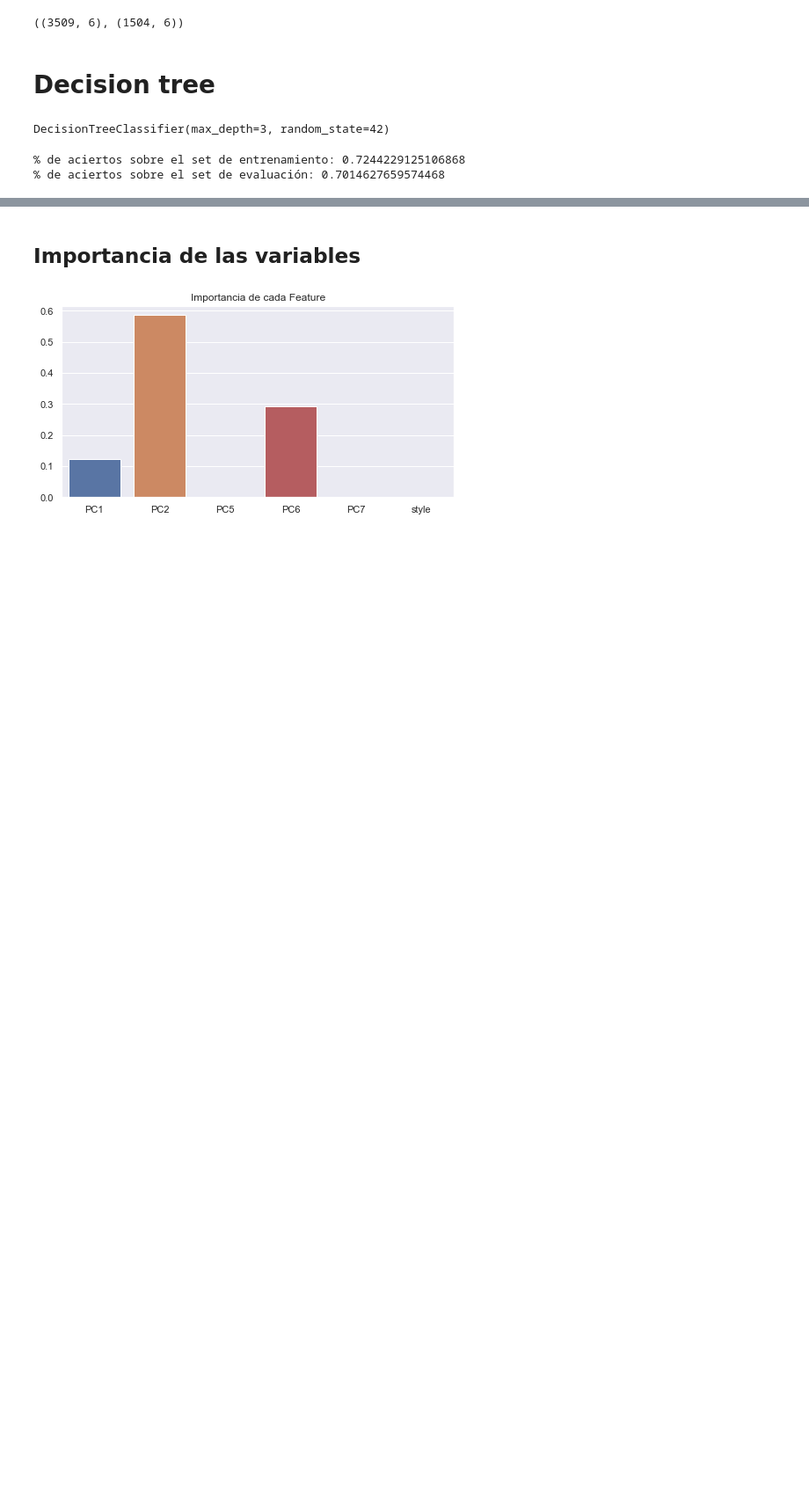
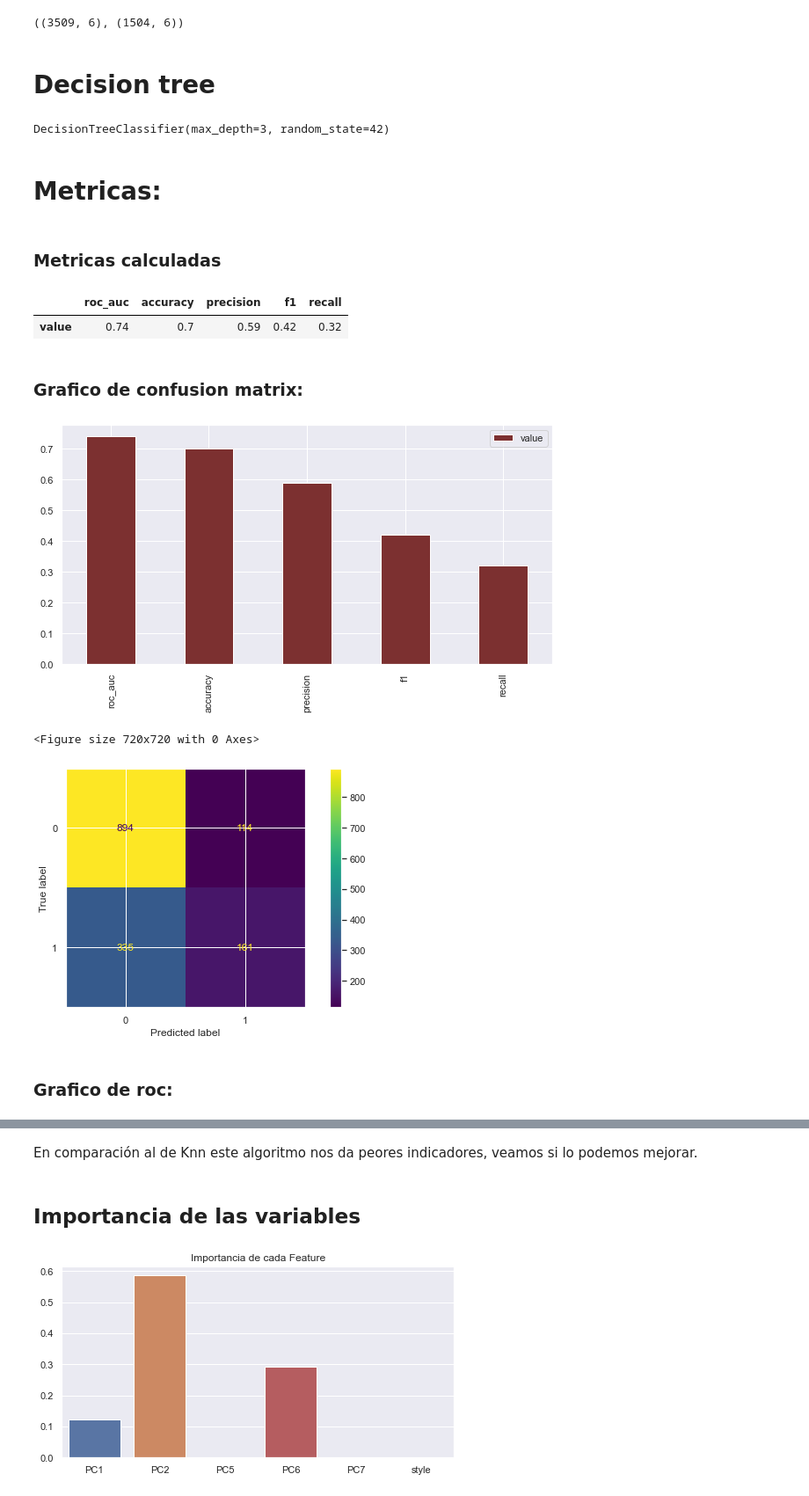
Before and after one commit to car-vigo/vinos-corderhouse, a Jupyter notebook: notebooks/5.1-vino.coderhouse-tree.ipynb, the cells around one changed output, grey strips where cells are left out. Shown at 88% size. Saved outputs shown, nothing was run; the diff lists cells and outputs as text; code cells hidden in the pictures; blank space fills up the shorter version.

```diff
--- a/notebooks/5.1-vino.coderhouse-tree.ipynb
+++ b/notebooks/5.1-vino.coderhouse-tree.ipynb
@@ -90,17 +89,15 @@ DecisionTreeClassifier(max_depth=3, random_state=42)
 # %%
 y_train_pred = tree.predict(X_train) #Prediccion en Train
 y_test_pred = tree.predict(X_test) #Prediccion en Test
-# %%
-from sklearn.metrics import accuracy_score
-
-#Calculo el accuracy en Train
-train_accuracy = accuracy_score(y_train, y_train_pred)
-
-#Calculo el accuracy en Test
-test_accuracy = accuracy_score(y_test, y_test_pred)
-
-print('% de aciertos sobre el set de entrenamiento:', train_accuracy)
-print('% de aciertos sobre el set de evaluación:',test_accuracy)
-# %% [output]
-% de aciertos sobre el set de entrenamiento: 0.7244229125106868
-% de aciertos sobre el set de evaluación: 0.7014627659574468
+# %%
+display_and_plot_all_metrics(tree,X_test,y_test,y_test_pred)
+# %% [output]
+# Metricas:
+### Metricas calculadas
+|  | roc_auc | accuracy | precision | f1 | recall |
+| value | 0.74 | 0.7 | 0.59 | 0.42 | 0.32 |
+### Grafico de confusion matrix:
+[figure, added]
+<Figure size 720x720 with 0 Axes>
+[figure, added]
+### Grafico de roc:
@@ -107,3 +105,5 @@ print('% de aciertos sobre el set de evaluación:',test_accuracy)
+# %% [markdown]
+En comparación al de Knn este algoritmo nos da peores indicadores, veamos si lo podemos mejorar.
 # %% [markdown]
 ## Importancia de las variables
 # %%
```
Also changed, not shown: parts of 22 cells of this notebook, 2 other files.
